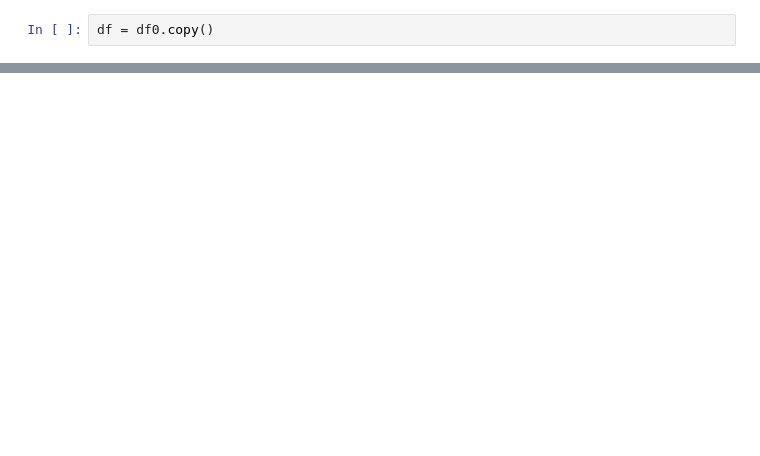
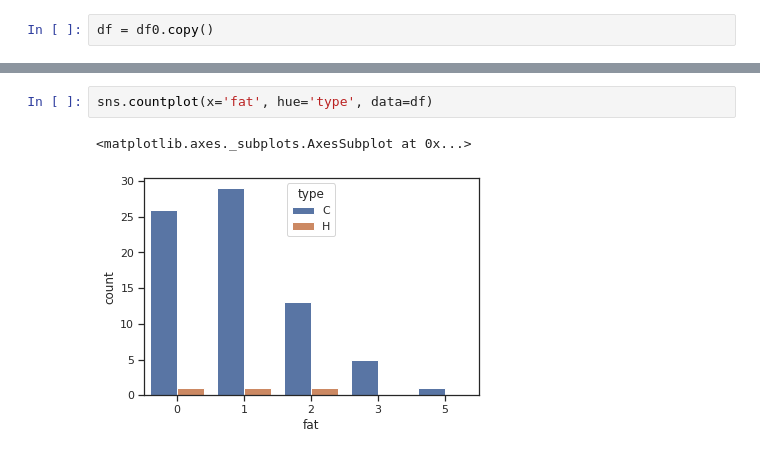
Before and after one commit to reytax81/apprentissage_python, a Jupyter notebook: cereal1.ipynb, the cells around one changed output, grey strips where cells are left out. Drawn from its saved outputs; the diff is of its cells as text; blank space fills up the shorter version.

```diff
--- a/cereal1.ipynb
+++ b/cereal1.ipynb
@@ -15,0 +88,5 @@ df = df0.copy()
+# %%
+sns.countplot(x='fat', hue='type', data=df)
+# %% [output]
+<matplotlib.axes._subplots.AxesSubplot at 0x...>
+[figure, added]
```
Also changed, not shown: parts of 10 cells of this notebook.
